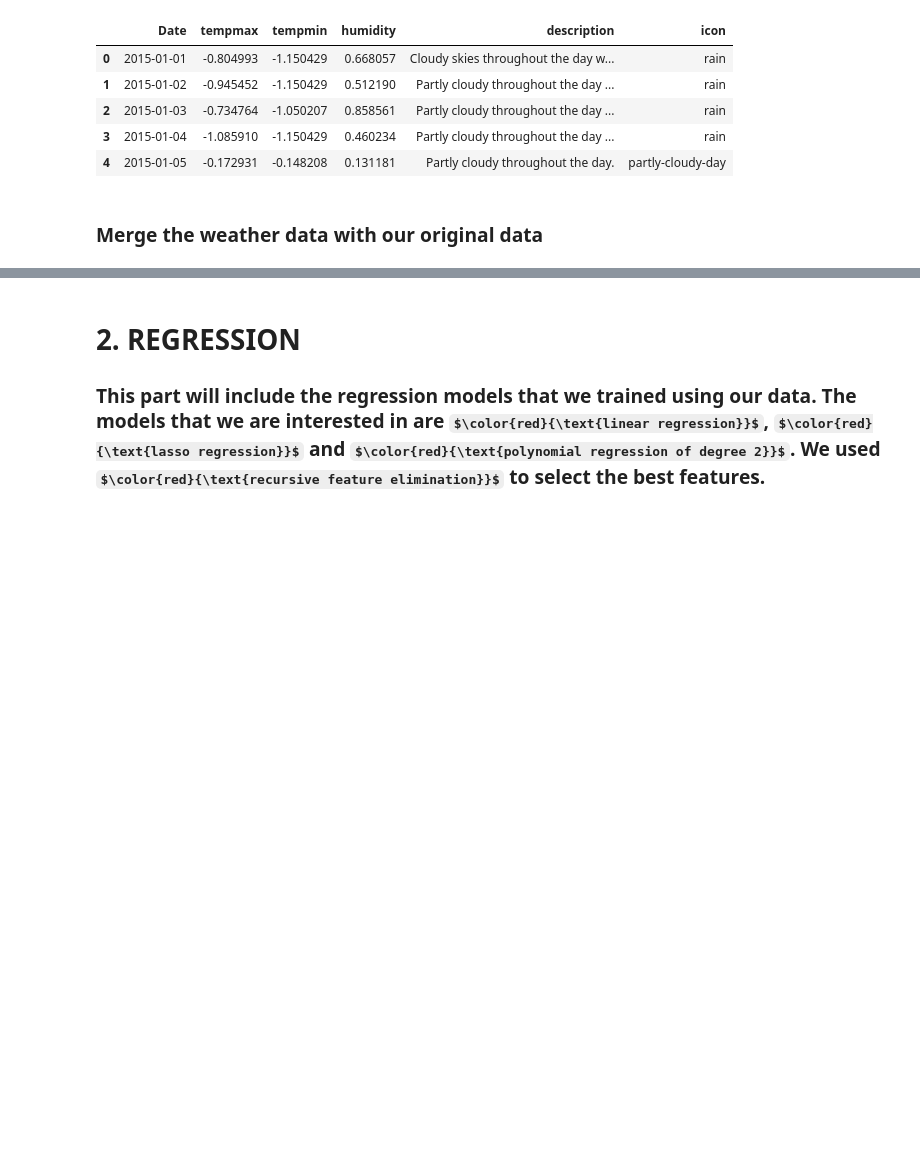
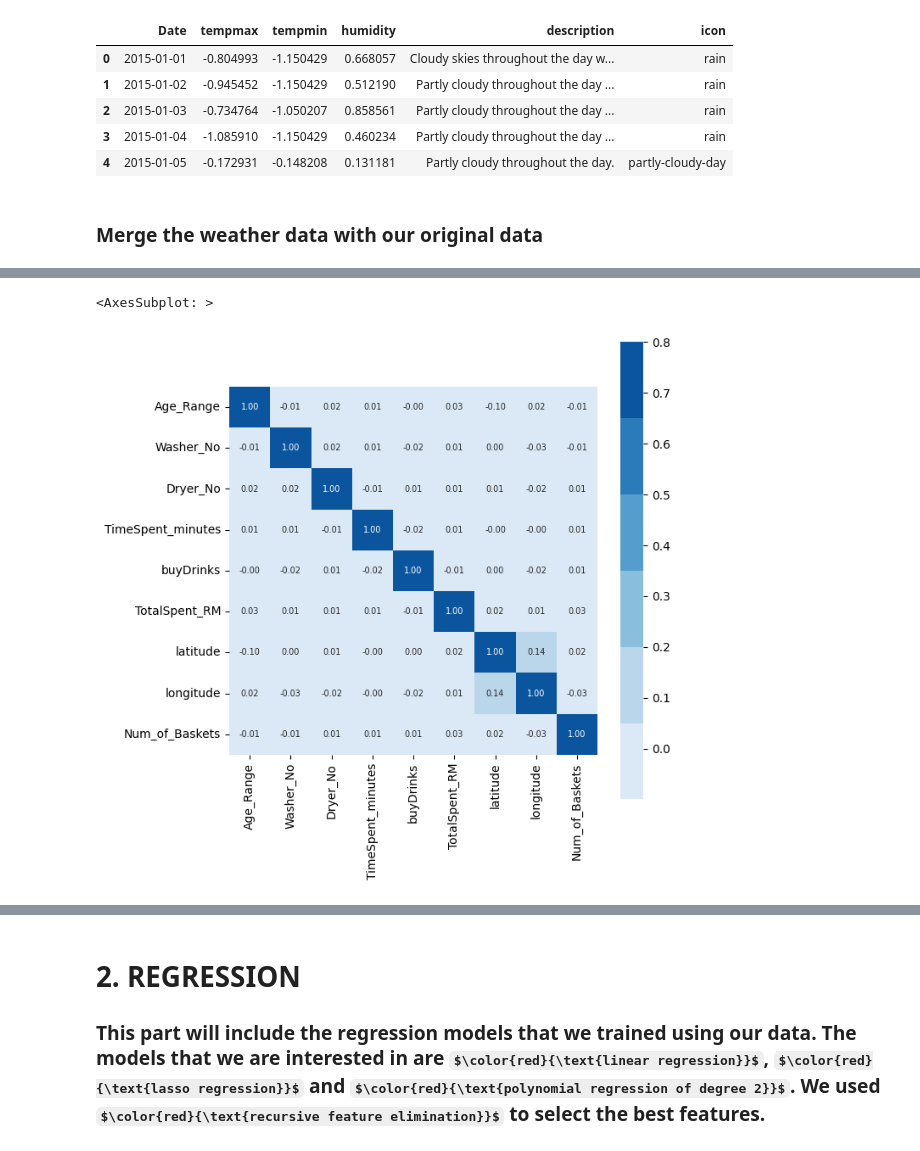
Before and after one commit to haziqfaiz-mmu/data-mining-project, a Jupyter notebook: FINAL.ipynb, the cells around one changed output, grey strips where cells are left out. Saved outputs shown, nothing was run; the diff lists cells and outputs as text; code cells hidden in the pictures; some formulas as TeX source; blank space fills up the shorter version.

```diff
--- a/FINAL.ipynb
+++ b/FINAL.ipynb
@@ -266,3 +266,16 @@ merged_df_normalized.head()
 merged_df.to_csv('merged.csv',index=False)
 # %%
 merged_df_normalized.to_csv('merged-normalized.csv',index=False)
+# %%
+from matplotlib import pyplot as plt
+import seaborn as sns
+corr = df.corr()
+
+plt.figure(figsize=(7,7))
+
+# Plot a heatmap for df using Seaborn
+sns.heatmap(corr, vmax=.8, square=True, annot=True, fmt='.2f',
+            annot_kws={'size':7}, cmap=sns.color_palette("Blues"))
+# %% [output]
+<AxesSubplot: >
+[figure, added]
```
Also changed, not shown: parts of 91 cells of this notebook, 4 other files.
